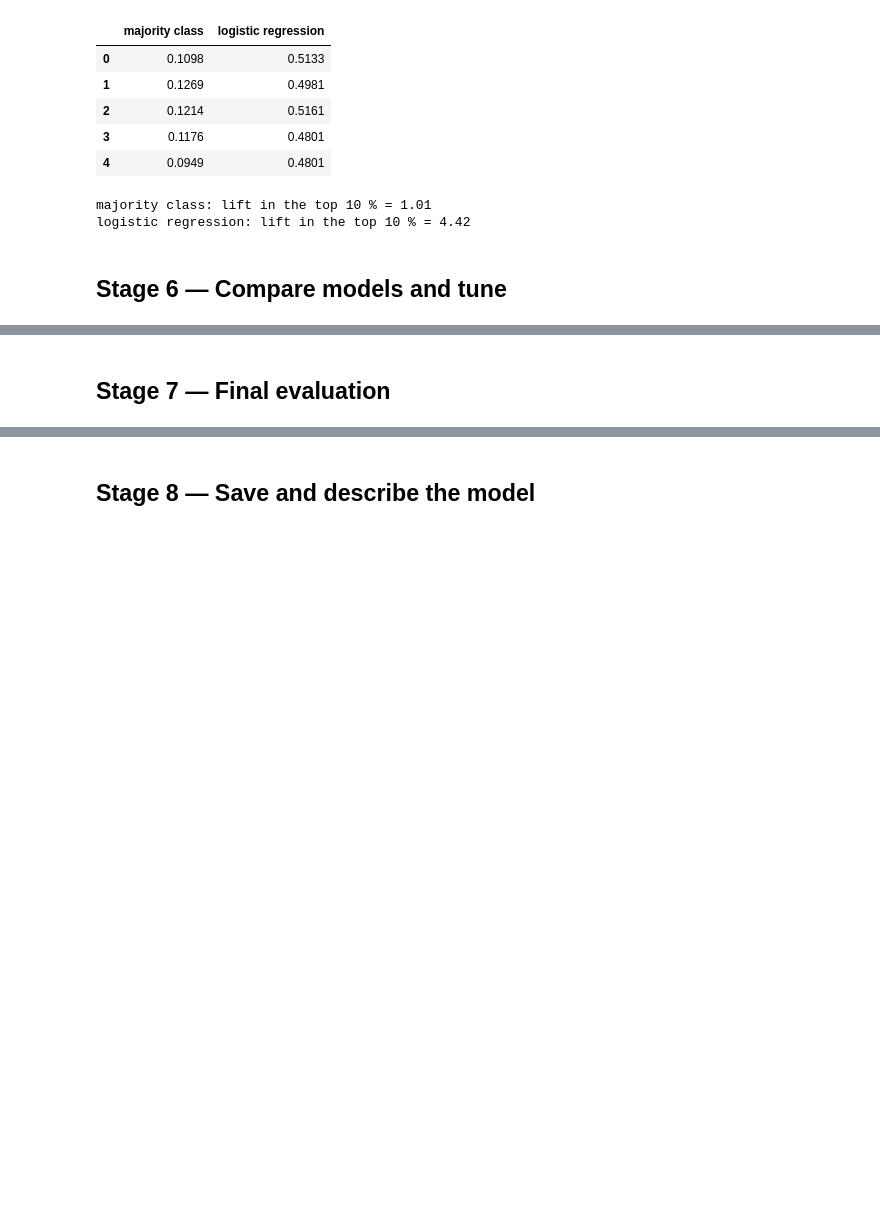
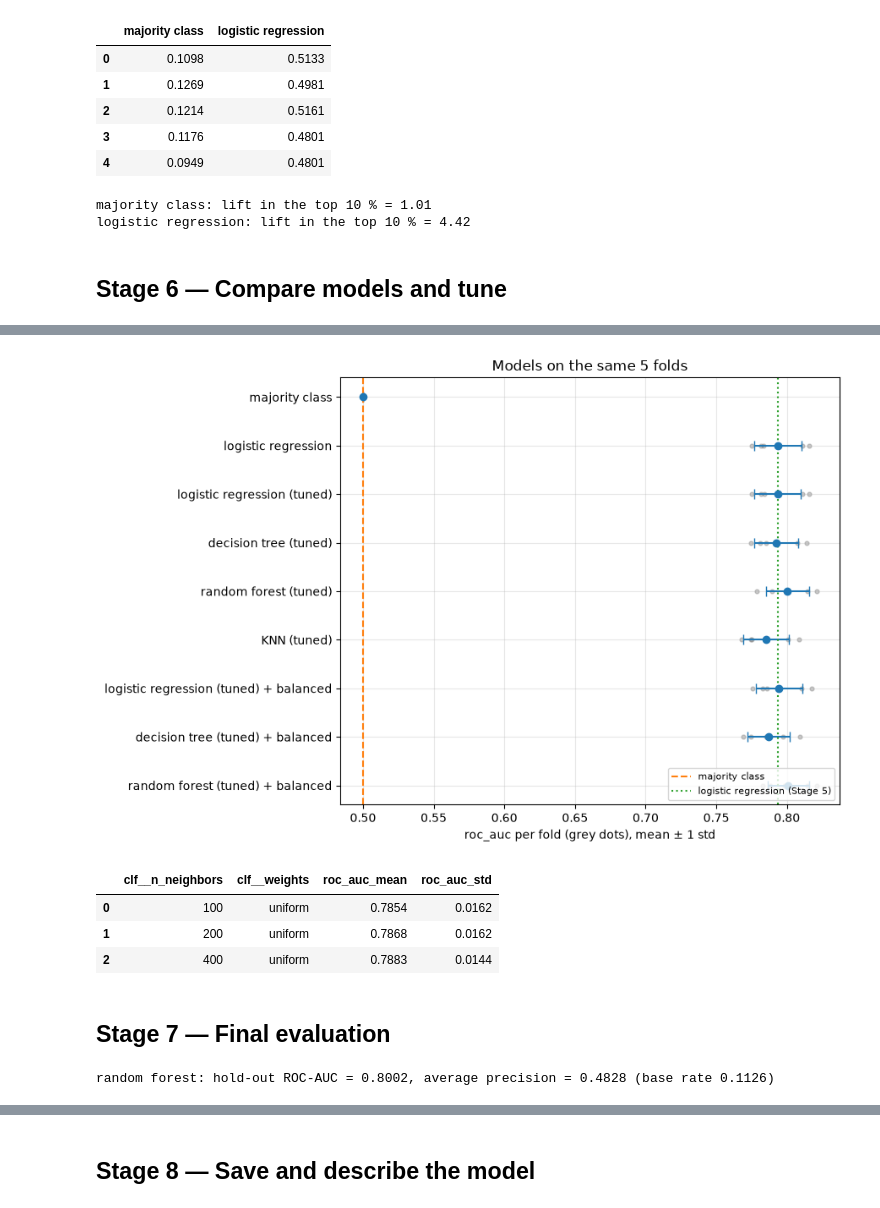
Before and after one commit to MrBiscit/task-03-ML-course, a Jupyter notebook: Aliev_task3.ipynb, the cells around one changed output, grey strips where cells are left out. Cells and saved outputs as stored; diff of their text form; code cells hidden in the pictures; blank space fills up the shorter version.

Commit message:
Stage 7 checkpoint

```diff
--- a/Aliev_task3.ipynb
+++ b/Aliev_task3.ipynb
@@ -578,0 +665,10 @@ logistic regression: lift in the top 10 % = 4.42
+# %%
+from sklearn.base import clone
+
+for name in ["logistic regression", "decision tree", "random forest"]:
+    model, _ = families[name]
+    balanced = clone(model).set_params(**tuned[name], clf__class_weight="balanced")
+    run_cv(name + " (tuned) + balanced", balanced)
+
+pd.set_option("display.width", 200)
+display(summary_table())
@@ -578,0 +687,8 @@ logistic regression: lift in the top 10 % = 4.42
+# %%
+ref = "logistic regression"      # the Stage 5 baseline
+rows = []
+for name, f in cv_results.items():
+    d = f[SELECT] - cv_results[ref][SELECT]
+    rows.append({"model": name, "mean": f[SELECT].mean(), "std": f[SELECT].std(),
+                 "diff_vs_ref": d.mean(), "diff_std": d.std(), "folds_better": int((d > 0).sum())})
+display(pd.DataFrame(rows).set_index("model").round(4))
@@ -579,2 +707,47 @@ logistic regression: lift in the top 10 % = 4.42
+# %%
+names = list(cv_results)
+means = [cv_results[n][SELECT].mean() for n in names]
+stds = [cv_results[n][SELECT].std() for n in names]
+
+plt.figure(figsize=(9, 0.5 * len(names) + 1.5))
+plt.errorbar(means, range(len(names)), xerr=stds, fmt="o", capsize=4)
+for i, n in enumerate(names):
+    plt.scatter(cv_results[n][SELECT], [i] * len(cv_results[n][SELECT]), s=12, alpha=0.4, color="tab:gray")
+plt.axvline(cv_results["majority class"][SELECT].mean(), color="tab:orange", linestyle="--", label="majority class")
+plt.axvline(cv_results["logistic regression"][SELECT].mean(), color="tab:green", linestyle=":", label="logistic regression (Stage 5)")
+plt.yticks(range(len(names)), names)
+plt.gca().invert_yaxis()
+plt.xlabel(f"{SELECT} per fold (grey dots), mean ± 1 std")
+plt.title("Models on the same 5 folds")
+plt.legend(loc="lower right", fontsize=8)
+plt.grid(alpha=0.3)
+plt.tight_layout()
+plt.show()
+# %% [output]
+[figure, added]
+# %%
+tune("KNN", families["KNN"][0], {"clf__n_neighbors": [100, 200, 400], "clf__weights": ["uniform"]})
+# %% [output]
+|  | clf__n_neighbors | clf__weights | roc_auc_mean | roc_auc_std |
+| 0 | 100 | uniform | 0.7854 | 0.0162 |
+| 1 | 200 | uniform | 0.7868 | 0.0162 |
+| 2 | 400 | uniform | 0.7883 | 0.0144 |
 # %% [markdown]
 ## Stage 7 — Final evaluation
+# %%
+from sklearn.metrics import average_precision_score, confusion_matrix, precision_recall_curve, roc_auc_score, roc_curve
+
+FINAL = "random forest"      # the family you carry forward (your decision from Stage 6)
+BALANCED = False             # True only if you decided class_weight="balanced" helps
+
+final_model = clone(families[FINAL][0]).set_params(**tuned[FINAL])
+if BALANCED:
+    final_model.set_params(clf__class_weight="balanced")
+final_model.fit(X_dev, y_dev)
+
+hold_score = final_model.predict_proba(X_hold)[:, 1]
+y_h = y_hold.to_numpy()
+print(f"{FINAL}: hold-out ROC-AUC = {roc_auc_score(y_h, hold_score):.4f}, "
+      f"average precision = {average_precision_score(y_h, hold_score):.4f} (base rate {y_h.mean():.4f})")
+# %% [output]
+random forest: hold-out ROC-AUC = 0.8002, average precision = 0.4828 (base rate 0.1126)
```
Also changed, not shown: parts of 14 cells of this notebook.
